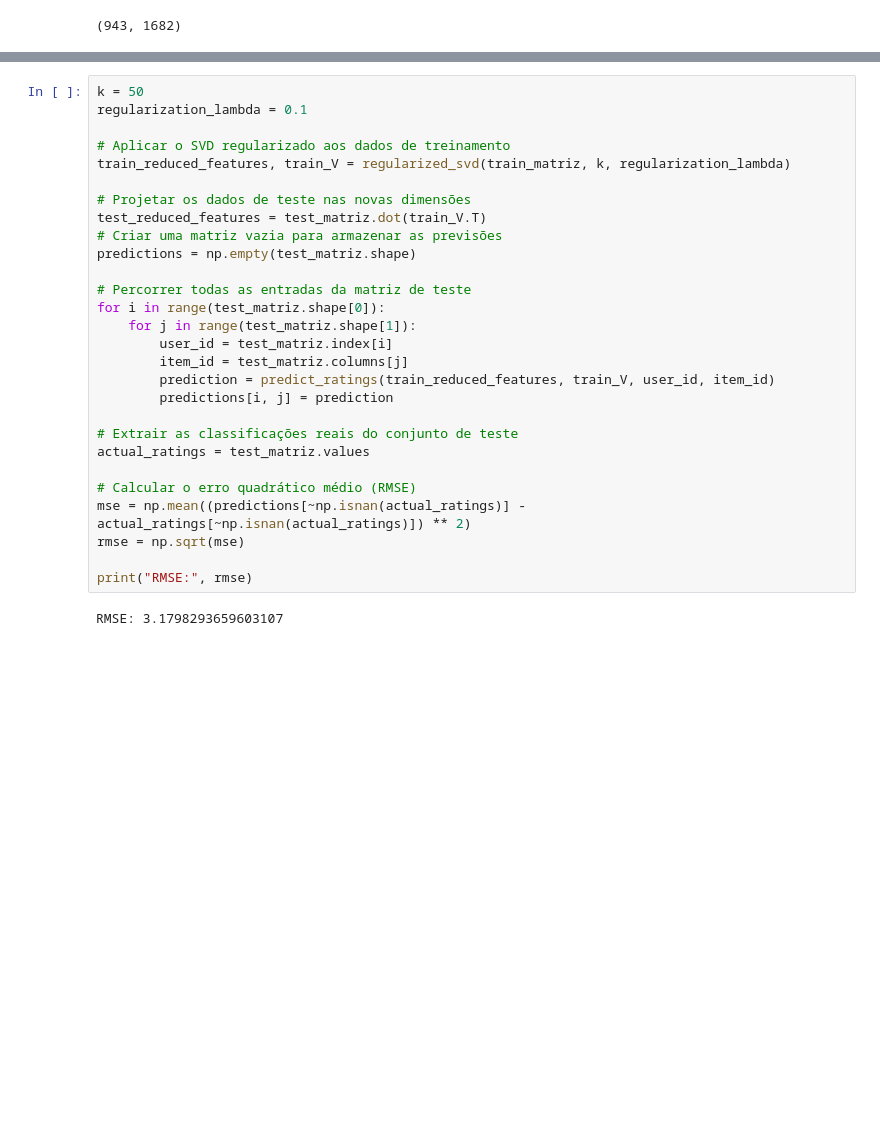
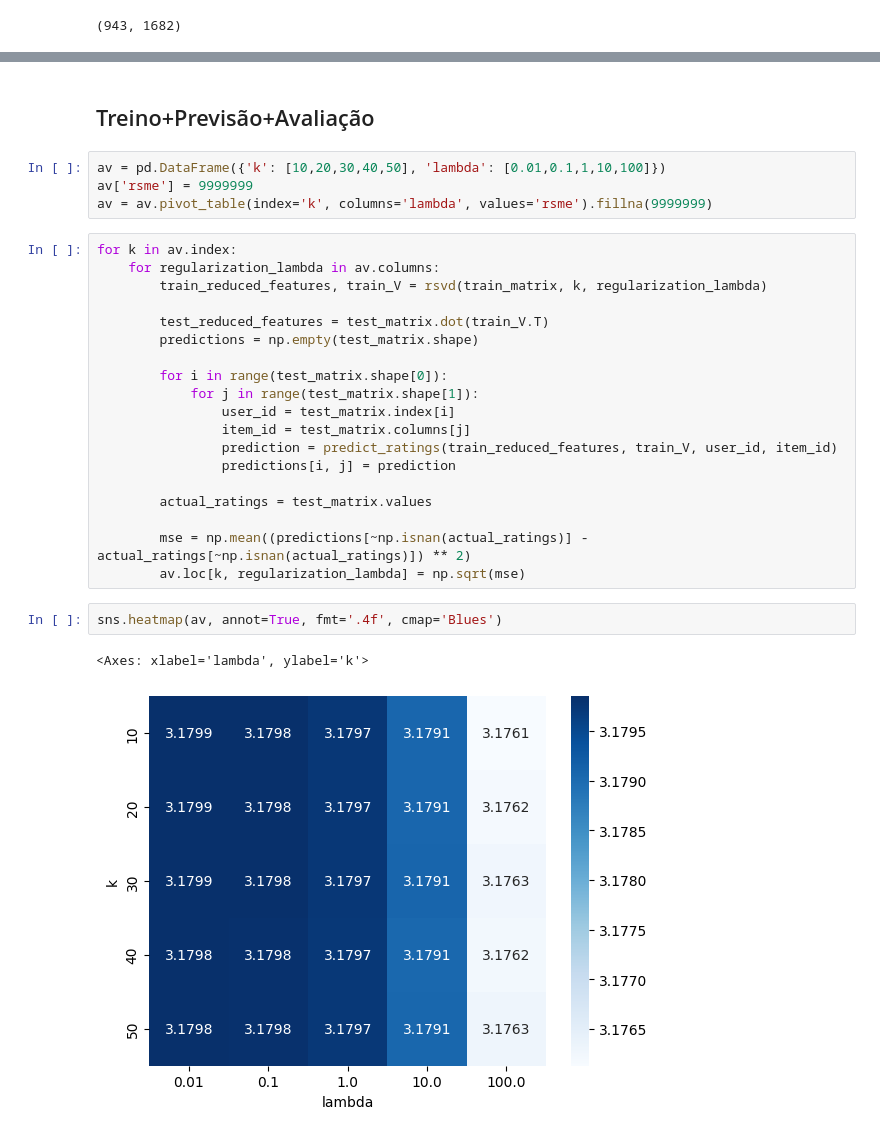
Before and after one commit to HerbertMariano/RSVD, a Jupyter notebook: dojo.ipynb, the cells around one changed output, grey strips where cells are left out. Saved outputs shown, nothing was run; the diff lists cells and outputs as text; blank space fills up the shorter version.

Commit message:
busca grid + plot rsme

```diff
--- a/dojo.ipynb
+++ b/dojo.ipynb
@@ -128,30 +150,30 @@ def predict_ratings(reduced_features_matrix, V_k, user_id, item_id):
+# %% [markdown]
+<h2>Treino+Previsão+Avaliação
+# %%
+av = pd.DataFrame({'k': [10,20,30,40,50], 'lambda': [0.01,0.1,1,10,100]})
+av['rsme'] = 9999999
+av = av.pivot_table(index='k', columns='lambda', values='rsme').fillna(9999999)
 # %%
-k = 50
-regularization_lambda = 0.1
+for k in av.index:
+    for regularization_lambda in av.columns:
+        train_reduced_features, train_V = rsvd(train_matrix, k, regularization_lambda)
 
-# Aplicar o SVD regularizado aos dados de treinamento
-train_reduced_features, train_V = regularized_svd(train_matriz, k, regularization_lambda)
+        test_reduced_features = test_matrix.dot(train_V.T)
+        predictions = np.empty(test_matrix.shape)
 
-# Projetar os dados de teste nas novas dimensões
-test_reduced_features = test_matriz.dot(train_V.T)
-# Criar uma matriz vazia para armazenar as previsões
-predictions = np.empty(test_matriz.shape)
+        for i in range(test_matrix.shape[0]):
+            for j in range(test_matrix.shape[1]):
+                user_id = test_matrix.index[i]
+                item_id = test_matrix.columns[j]
+                prediction = predict_ratings(train_reduced_features, train_V, user_id, item_id)
+                predictions[i, j] = prediction
 
-# Percorrer todas as entradas da matriz de teste
-for i in range(test_matriz.shape[0]):
-    for j in range(test_matriz.shape[1]):
-        user_id = test_matriz.index[i]
-        item_id = test_matriz.columns[j]
-        prediction = predict_ratings(train_reduced_features, train_V, user_id, item_id)
-        predictions[i, j] = prediction
+        actual_ratings = test_matrix.values
 
-# Extrair as classificações reais do conjunto de teste
-actual_ratings = test_matriz.values
-
-# Calcular o erro quadrático médio (RMSE)
-mse = np.mean((predictions[~np.isnan(actual_ratings)] - actual_ratings[~np.isnan(actual_ratings)]) ** 2)
-rmse = np.sqrt(mse)
-
-print("RMSE:", rmse)
+        mse = np.mean((predictions[~np.isnan(actual_ratings)] - actual_ratings[~np.isnan(actual_ratings)]) ** 2)
+        av.loc[k, regularization_lambda] = np.sqrt(mse)
-# %% [output]
-RMSE: 3.1798293659603107
+# %%
+sns.heatmap(av, annot=True, fmt='.4f', cmap='Blues')
+# %% [output]
+<Axes: xlabel='lambda', ylabel='k'>
+[figure, added]
```
Also changed, not shown: parts of 7 cells of this notebook.
